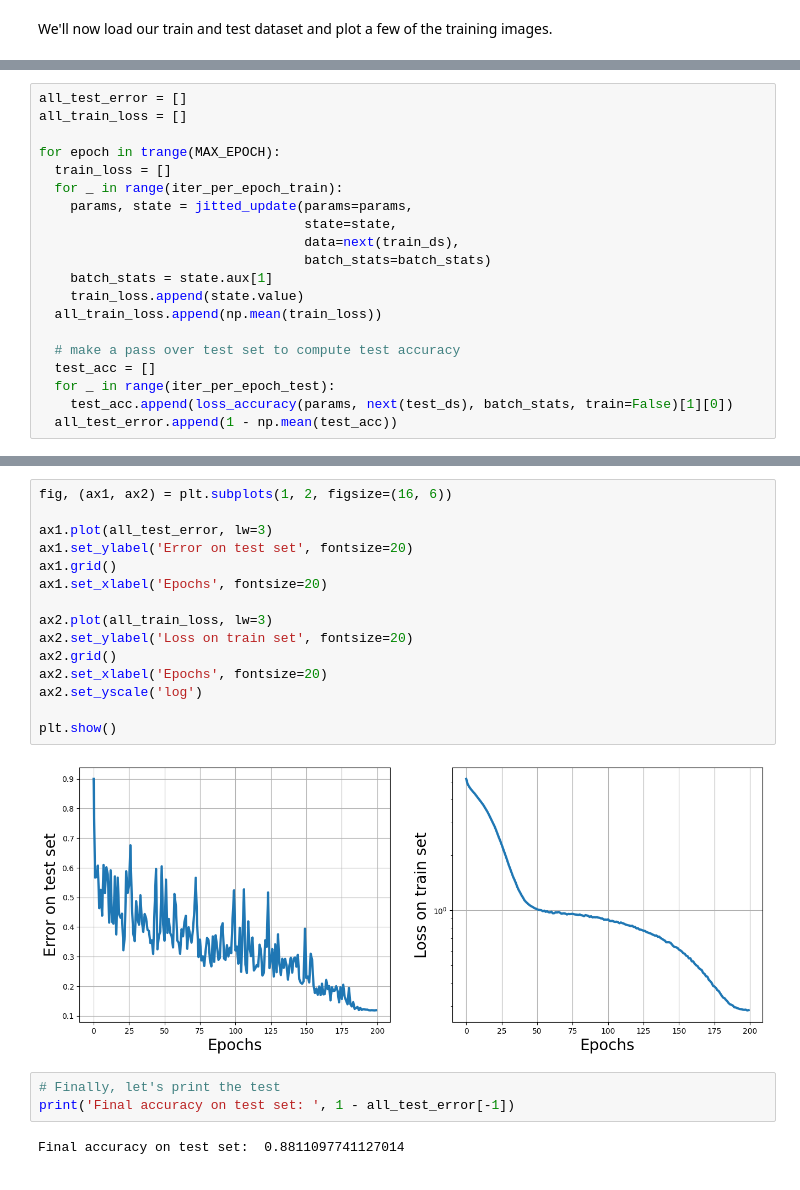
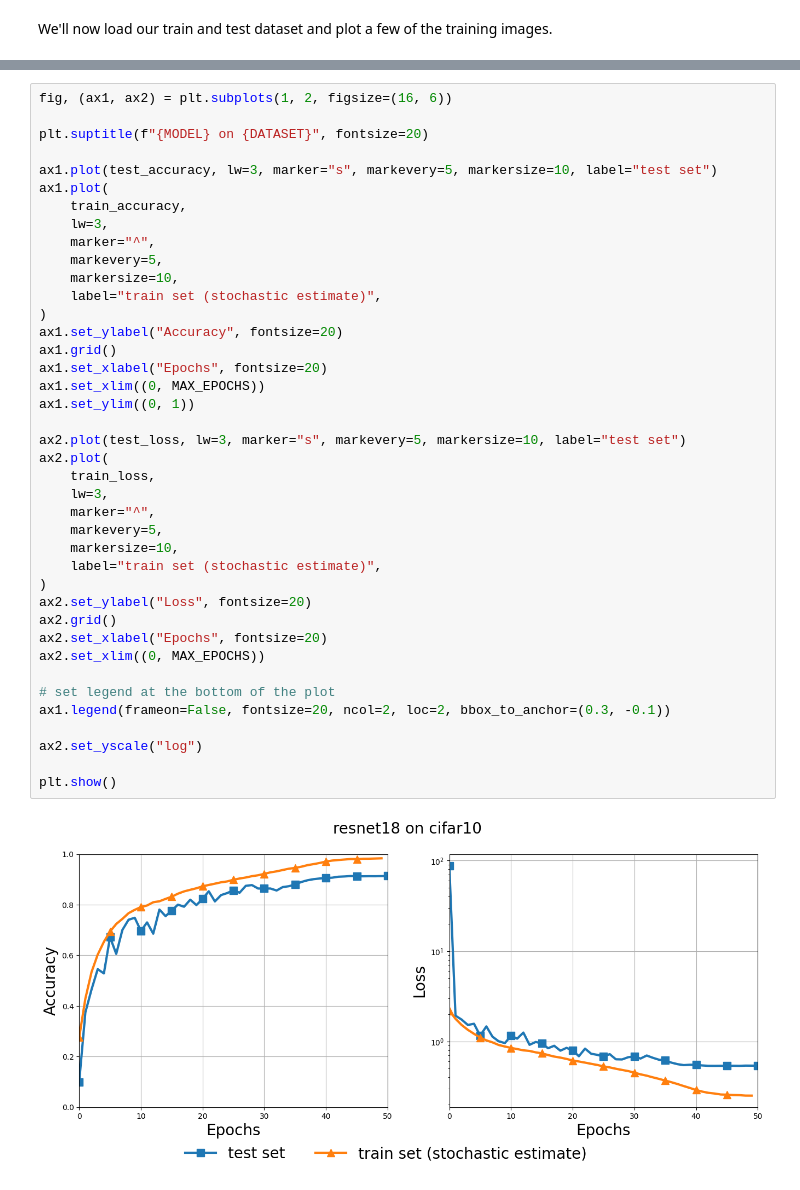
Before and after one commit to google/jaxopt, a Jupyter notebook: docs/notebooks/deep_learning/resnet_flax.ipynb, the cells around one changed output, grey strips where cells are left out. Cells and saved outputs as stored; diff of their text form.

```diff
--- a/docs/notebooks/deep_learning/resnet_flax.ipynb
+++ b/docs/notebooks/deep_learning/resnet_flax.ipynb
@@ -314,20 +380,0 @@ Finally, we do the actual training. The next cell performs `'MAX_EPOCHS'` epochs
-# %%
-all_test_error = []
-all_train_loss = []
-
-for epoch in trange(MAX_EPOCH):
-  train_loss = []
-  for _ in range(iter_per_epoch_train):
-    params, state = jitted_update(params=params,
-                                  state=state,
-                                  data=next(train_ds),
-                                  batch_stats=batch_stats)
-    batch_stats = state.aux[1]
-    train_loss.append(state.value)
-  all_train_loss.append(np.mean(train_loss))
-
-  # make a pass over test set to compute test accuracy
-  test_acc = []
-  for _ in range(iter_per_epoch_test):
-    test_acc.append(loss_accuracy(params, next(test_ds), batch_stats, train=False)[1][0])
-  all_test_error.append(1 - np.mean(test_acc))
@@ -334,22 +418,42 @@ for epoch in trange(MAX_EPOCH):
 # %%
 fig, (ax1, ax2) = plt.subplots(1, 2, figsize=(16, 6))
 
-ax1.plot(all_test_error, lw=3)
-ax1.set_ylabel('Error on test set', fontsize=20)
+plt.suptitle(f"{MODEL} on {DATASET}", fontsize=20)
+
+ax1.plot(test_accuracy, lw=3, marker="s", markevery=5, markersize=10, label="test set")
+ax1.plot(
+    train_accuracy,
+    lw=3,
+    marker="^",
+    markevery=5,
+    markersize=10,
+    label="train set (stochastic estimate)",
+)
+ax1.set_ylabel("Accuracy", fontsize=20)
 ax1.grid()
-ax1.set_xlabel('Epochs', fontsize=20)
+ax1.set_xlabel("Epochs", fontsize=20)
+ax1.set_xlim((0, MAX_EPOCHS))
+ax1.set_ylim((0, 1))
 
-ax2.plot(all_train_loss, lw=3)
-ax2.set_ylabel('Loss on train set', fontsize=20)
+ax2.plot(test_loss, lw=3, marker="s", markevery=5, markersize=10, label="test set")
+ax2.plot(
+    train_loss,
+    lw=3,
+    marker="^",
+    markevery=5,
+    markersize=10,
+    label="train set (stochastic estimate)",
+)
+ax2.set_ylabel("Loss", fontsize=20)
 ax2.grid()
-ax2.set_xlabel('Epochs', fontsize=20)
-ax2.set_yscale('log')
+ax2.set_xlabel("Epochs", fontsize=20)
+ax2.set_xlim((0, MAX_EPOCHS))
+
+# set legend at the bottom of the plot
+ax1.legend(frameon=False, fontsize=20, ncol=2, loc=2, bbox_to_anchor=(0.3, -0.1))
+
+ax2.set_yscale("log")
 
 plt.show()
 # %% [output]
-[figure, old version]
+[figure, new version]
-# %%
-# Finally, let's print the test
-print('Final accuracy on test set: ', 1 - all_test_error[-1])
-# %% [output]
-Final accuracy on test set:  0.8811097741127014
```
Also changed, not shown: parts of 25 cells of this notebook, 1 other file.
